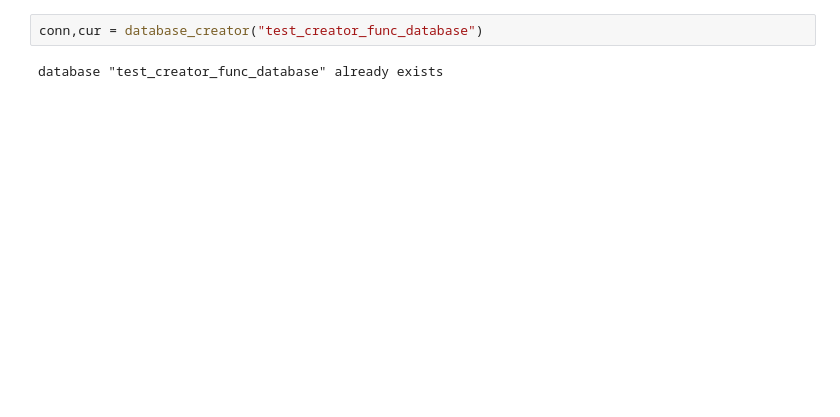
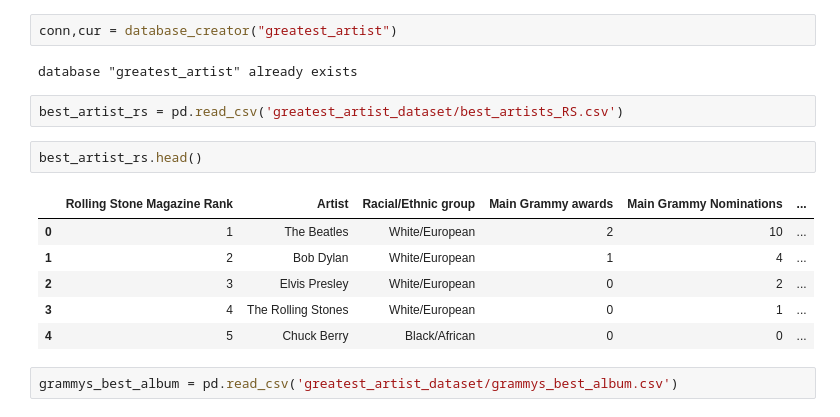
Before and after one commit to Jola-Olatunji/Greatest_artist_database, a Jupyter notebook: Greatest_artist_database.ipynb, the cells around one changed output. Cells and saved outputs as stored; diff of their text form; blank space fills up the shorter version.

```diff
--- a/Greatest_artist_database.ipynb
+++ b/Greatest_artist_database.ipynb
@@ -52,6 +52,19 @@ def database_creator(name):
 
     return conn, cur
 # %%
-conn,cur = database_creator("test_creator_func_database")
+conn,cur = database_creator("greatest_artist")
 # %% [output]
-database "test_creator_func_database" already exists
+database "greatest_artist" already exists
+# %%
+best_artist_rs = pd.read_csv('greatest_artist_dataset/best_artists_RS.csv')
+# %%
+best_artist_rs.head()
+# %% [output]
+|  | Rolling Stone Magazine Rank | Artist | Racial/Ethnic group | Main Grammy awards | Main Grammy Nominations | ... |
+| 0 | 1 | The Beatles | White/European | 2 | 10 | ... |
+| 1 | 2 | Bob Dylan | White/European | 1 | 4 | ... |
+| 2 | 3 | Elvis Presley | White/European | 0 | 2 | ... |
+| 3 | 4 | The Rolling Stones | White/European | 0 | 1 | ... |
+| 4 | 5 | Chuck Berry | Black/African | 0 | 0 | ... |
+# %%
+grammys_best_album = pd.read_csv('greatest_artist_dataset/grammys_best_album.csv')
```
Also changed, not shown: parts of 9 cells of this notebook, 5 other files.
